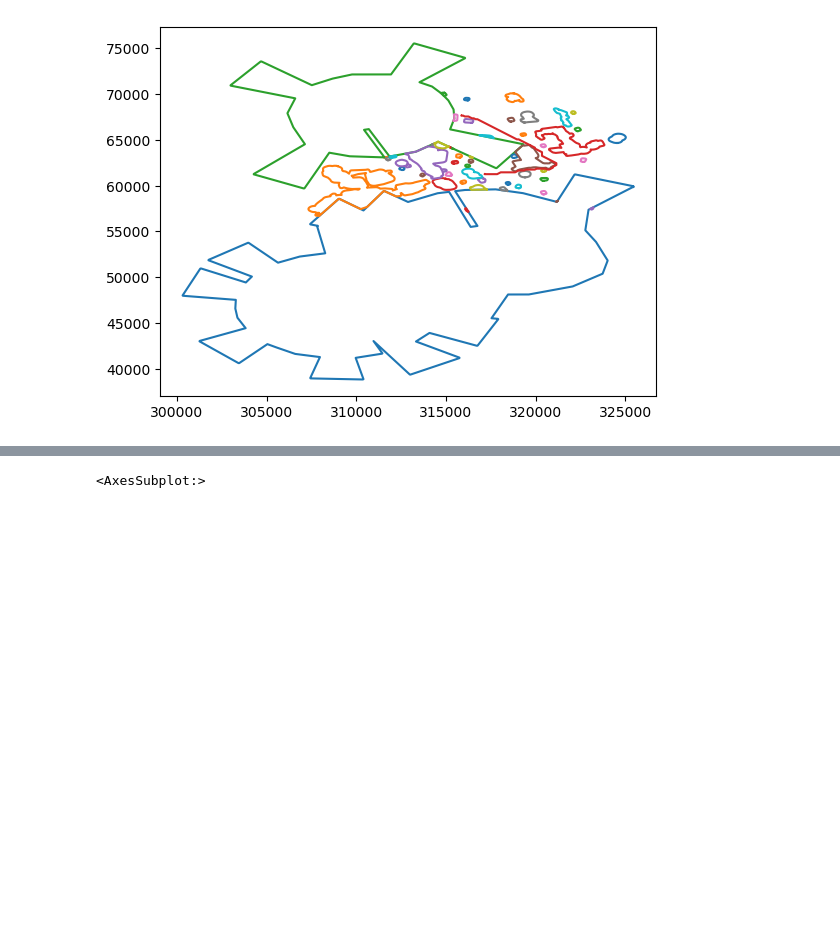
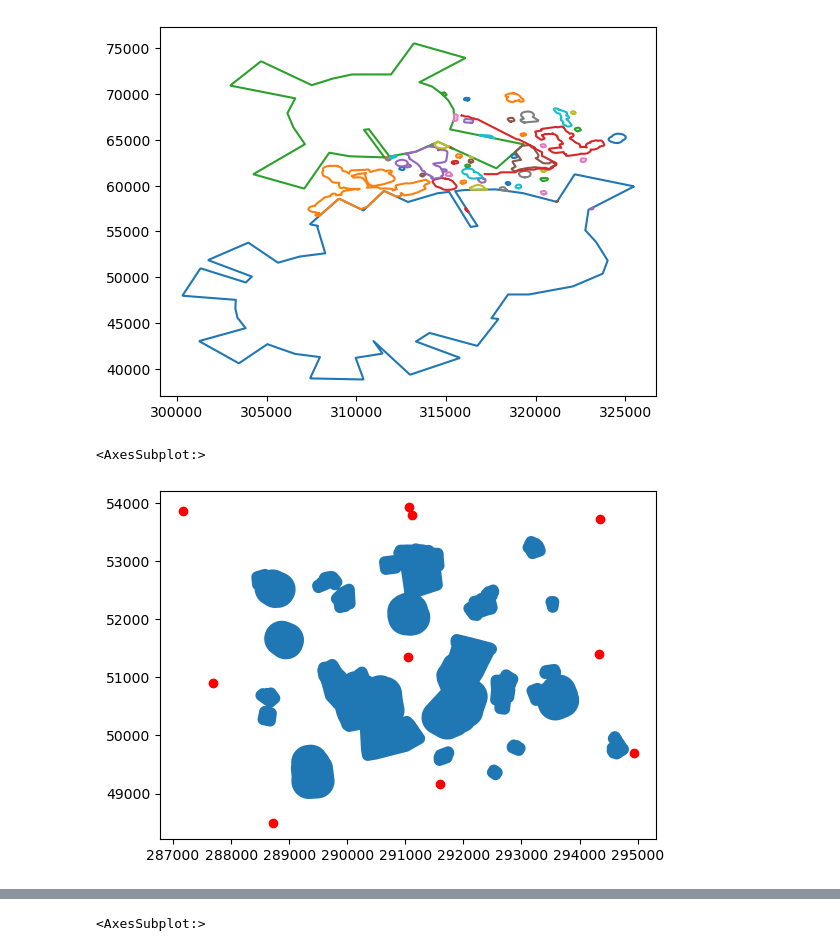
Before and after one commit to andre-kotze/gp-trajec, a Jupyter notebook: vis_utils.ipynb, the cells around one changed output, grey strips where cells are left out. Drawn from its saved outputs; the diff is of its cells as text; code cells hidden in the pictures; blank space fills up the shorter version.

```diff
--- a/vis_utils.ipynb
+++ b/vis_utils.ipynb
@@ -20,3 +18,13 @@ for bs in example_route.geoms:
 plt.show()
 # %% [output]
 [figure]
+# %%
+geofences = gpd.GeoSeries(MultiPolygon(barriers['clokes']))
+r = 'abcdefghi'
+points = gpd.GeoSeries(MultiPoint([pt[1] for pt in pts.items() if pt[0] in r]))
+fig, ax = plt.subplots()
+geofences.plot(ax=ax)
+points.plot(color='r', ax=ax)
+# %% [output]
+<AxesSubplot:>
+[figure, added]
```
Also changed, not shown: parts of 3 cells of this notebook, 11 other files.
